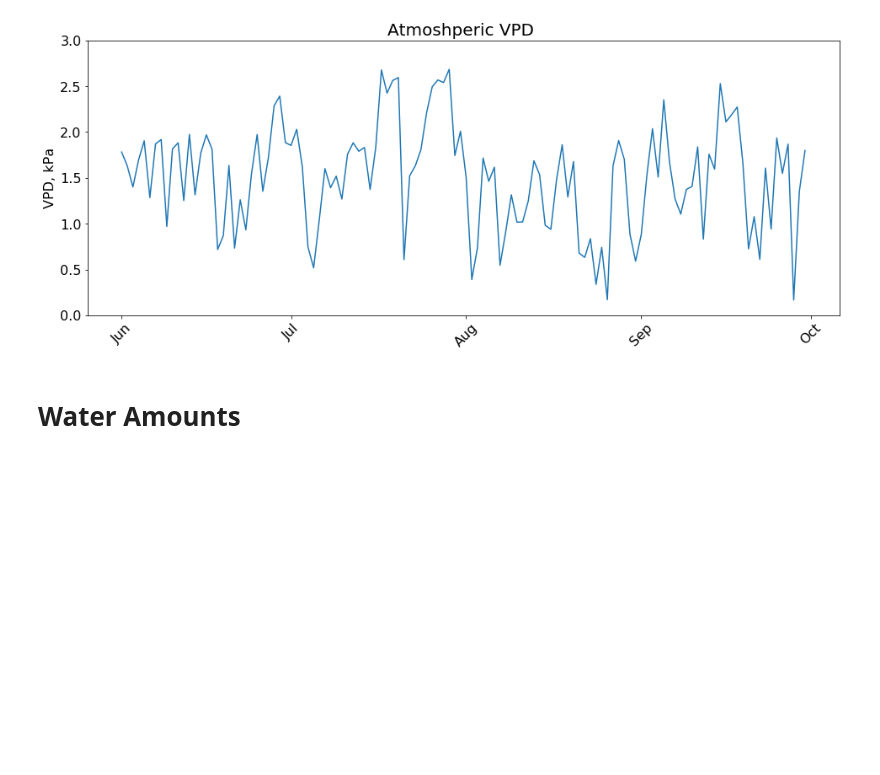
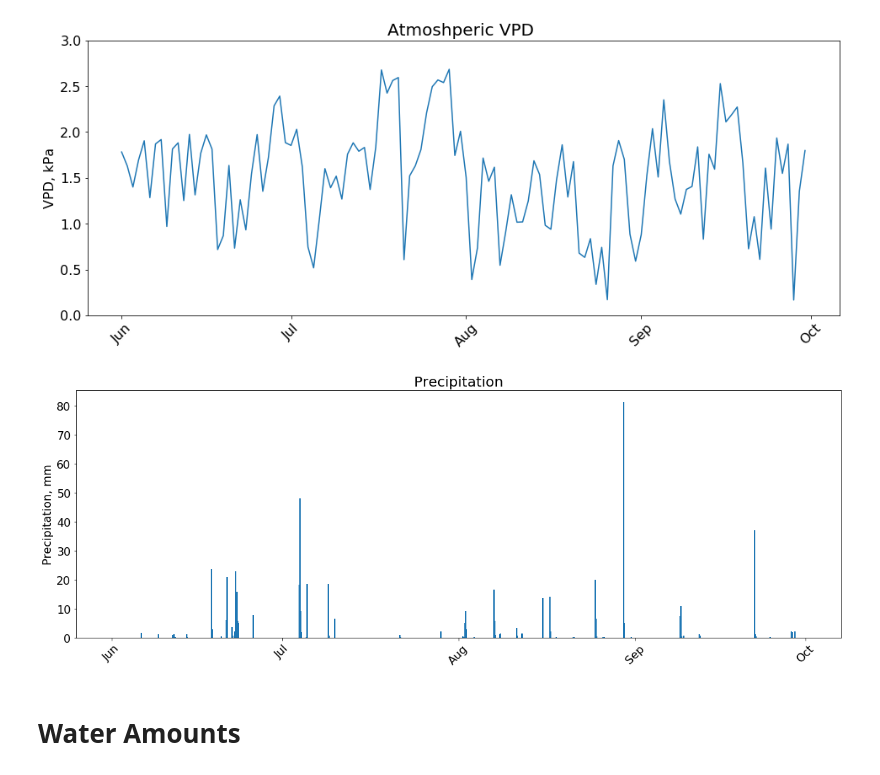
Before and after one commit to wes-dyer/usga_toro_data, a Jupyter notebook: sms.ipynb, the cells around one changed output. Cells and saved outputs as stored; diff of their text form; code cells hidden in the pictures; blank space fills up the shorter version.

```diff
--- a/sms.ipynb
+++ b/sms.ipynb
@@ -936,6 +1012,21 @@ plt.subplot().xaxis.set_major_formatter(mdates.DateFormatter('%b'))
 plt.show()
 # %% [output]
 [figure]
+# %%
+plt.figure(figsize=(16,6))
+plt.subplot()
+plt.bar(weather["TIMESTAMP"], weather["PRECIP"], width=np.timedelta64(6, 'h'), )
+plt.ylabel('Precipitation, mm',size=16)
+plt.xticks(rotation = 45, fontsize=16)
+plt.yticks(fontsize=16)
+plt.title('Precipitation', size=20)
+# Make ticks on occurrences of each month:
+plt.subplot().xaxis.set_major_locator(mdates.MonthLocator())
+# Get only the month to show in the x-axis:
+plt.subplot().xaxis.set_major_formatter(mdates.DateFormatter('%b'))
+plt.tight_layout()
+# %% [output]
+[figure, added]
 # %% [markdown]
 # **Water Amounts**
 # %%
```
Also changed, not shown: parts of 15 cells of this notebook.
